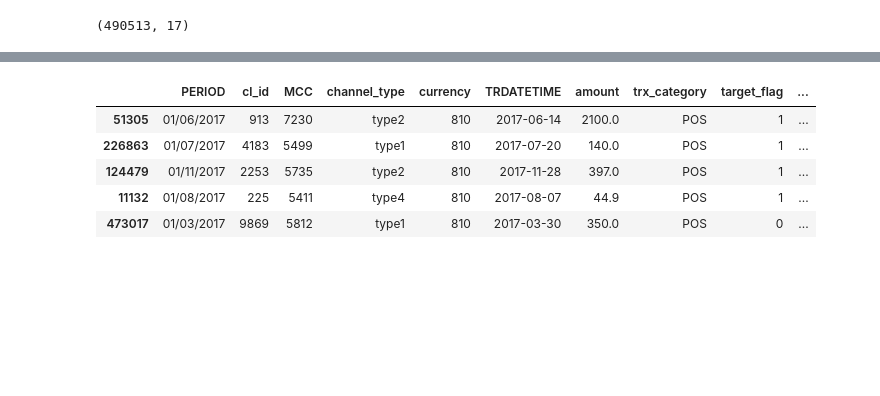
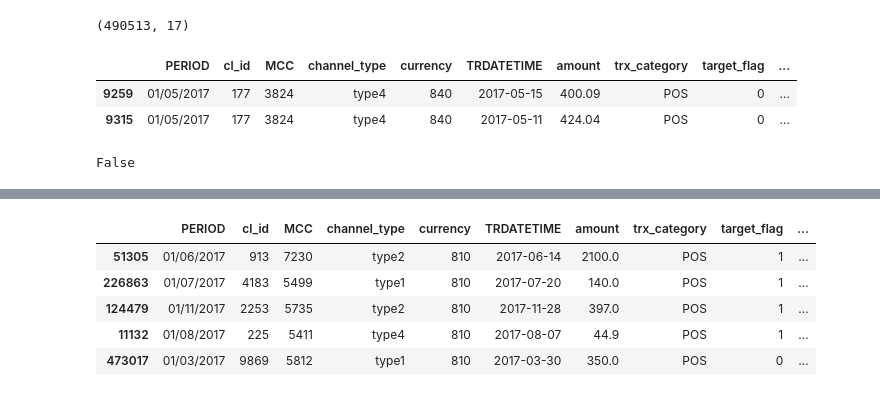
Before and after one commit to Krage56/ml_isp_intro, a Jupyter notebook: hw/hw1/ISP_HW1_NUMPY&PANDAS.ipynb, the cells around one changed output, grey strips where cells are left out. Saved outputs shown, nothing was run; the diff lists cells and outputs as text; code cells hidden in the pictures; blank space fills up the shorter version.

Commit message:
notebook hotfix on NaN in column 'mcc_group'

```diff
--- a/hw/hw1/ISP_HW1_NUMPY&PANDAS.ipynb
+++ b/hw/hw1/ISP_HW1_NUMPY&PANDAS.ipynb
@@ -449,3 +449,14 @@ df = df.merge(df_mcc, left_on='MCC', right_on='MCC', how='left').drop(columns=['
 df.shape
 # %% [output]
 (490513, 17)
+# %%
+df[df['mcc_group'].isnull()]
+# %% [output]
+|  | PERIOD | cl_id | MCC | channel_type | currency | TRDATETIME | amount | trx_category | target_flag | ... |
+| 9259 | 01/05/2017 | 177 | 3824 | type4 | 840 | 2017-05-15 | 400.09 | POS | 0 | ... |
+| 9315 | 01/05/2017 | 177 | 3824 | type4 | 840 | 2017-05-11 | 424.04 | POS | 0 | ... |
+# %%
+# Нашли MCC, которого нет в df_mcc
+(3824 in df_mcc.MCC.unique())
+# %% [output]
+False
```
Also changed, not shown: parts of 6 cells of this notebook.
